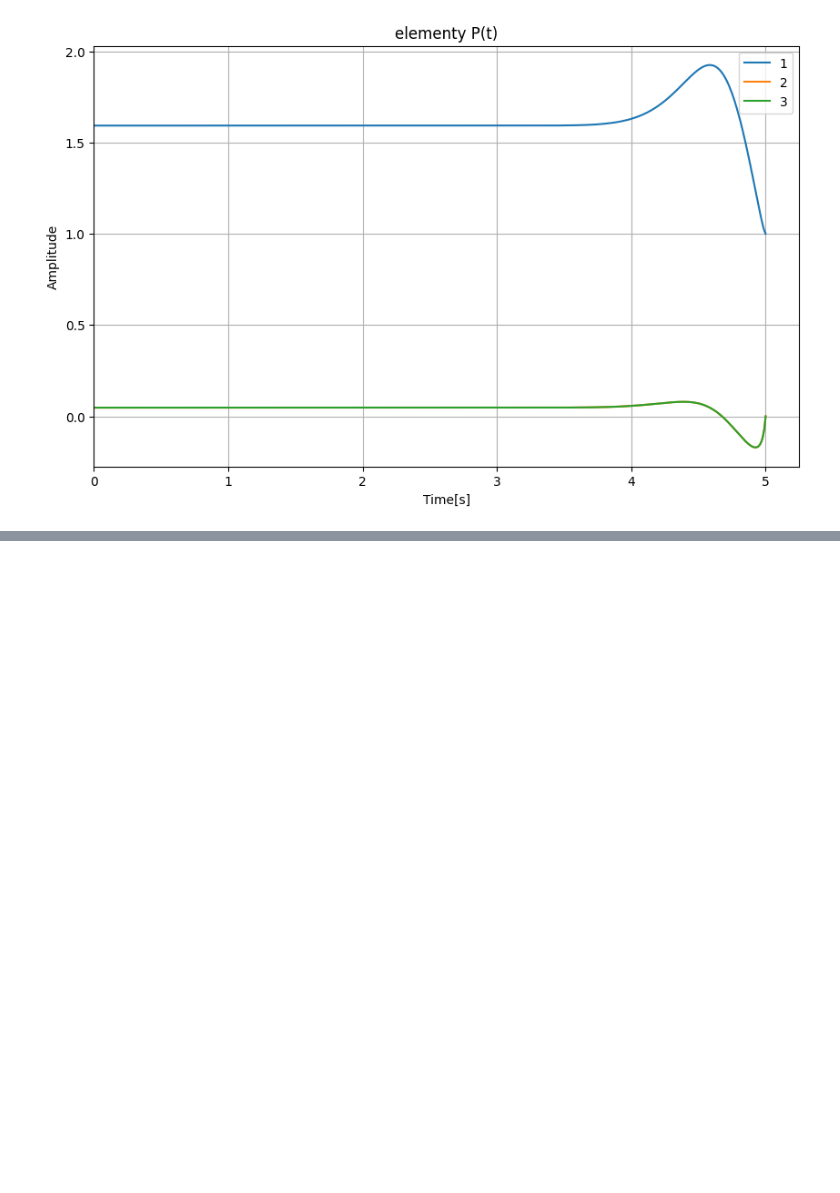
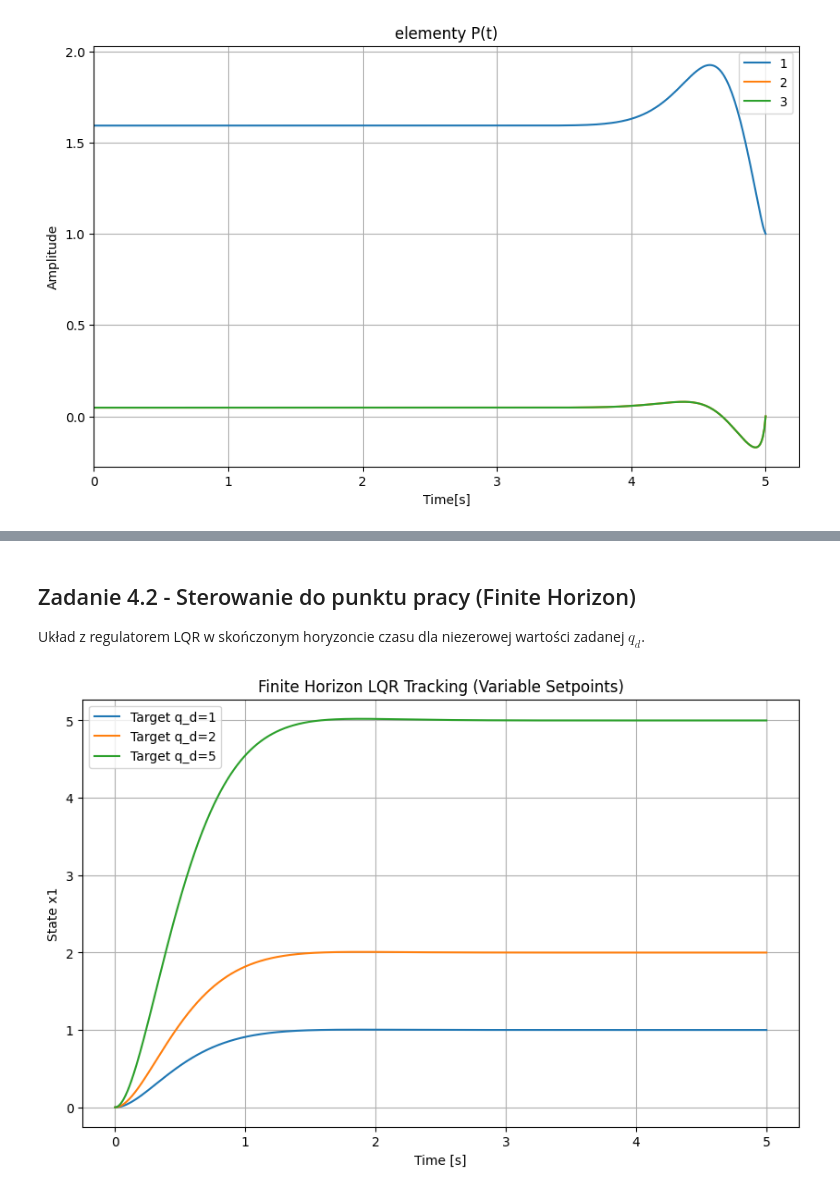
Before and after one commit to Piotr-Bednarek/ZadaniaSem5Laby, a Jupyter notebook: uso/lab7.ipynb, the cells around one changed output, grey strips where cells are left out. Drawn from its saved outputs; the diff is of its cells as text; code cells hidden in the pictures; blank space fills up the shorter version.

```diff
--- a/uso/lab7.ipynb
+++ b/uso/lab7.ipynb
@@ -246,0 +258,64 @@ def model_FTH(x_roz, t):
+# %% [markdown]
+## Zadanie 4.2 - Sterowanie do punktu pracy (Finite Horizon)
+Układ z regulatorem LQR w skończonym horyzoncie czasu dla niezerowej wartości zadanej $q_d$.
+# %%
+# Constants from previous cells
+R_val = 0.5
+L = 0.2
+C = 0.5
+
+# System matrices A, B are defined globally in notebook
+# P_t interpolation functions are defined globally from previous steps
+
+def model_FTH_setpoint(x_roz, t, x_d, u_d):
+    # x_roz comes in as 1D array
+    x = x_roz[:2]
+    x_vec = x.reshape(2, 1)
+    x_d_vec = x_d.reshape(2, 1)
+
+    P_t = get_P_t(t)
+    K_t = R_inv @ B.T @ P_t
+
+    # Control Law: u = -K(x - x_d) + u_d
+    u = -K_t @ (x_vec - x_d_vec) + u_d
+
+    u_mat = u # scalar in (1,1) array
+
+    # System dynamics: dx = Ax + Bu
+    dx = A @ x_vec + B @ u_mat
+
+    return dx.flatten()
+
+# Simulation Loop
+q_targets = [1, 2, 5]
+t_sim = np.linspace(0, 5, 1000)
+x0 = np.array([0, 0]) # Start from zero
+
+plt.figure(figsize=(10, 6))
+plt.title(f"Finite Horizon LQR Tracking (Variable Setpoints)")
+
+for q_d in q_targets:
+    # Calculate steady state targets
+    # x1 = q, x2 = q_dot. Steady state: x2=0, x1=q_d
+    x_d = np.array([q_d, 0])
+
+    # Equilibrium: Ax_d + Bu_d = 0
+    # Row 2: -1/(LC)*x1 - R/L*x2 + 1/L*u = 0
+    # -1/(0.1)*q_d + 5*u_d = 0  => -10*q_d + 5*u_d = 0 => u_d = 2*q_d
+    # Or generically: u_d = (1/L)^-1 * (1/(LC)*x1 + R/L*x2)
+    # u_d = L * ( x1/(LC) ) = x1/C = q_d / 0.5 = 2*q_d
+    u_d = q_d / C
+
+    x_sim = odeint(model_FTH_setpoint, x0, t_sim, args=(x_d, u_d))
+
+    # Output y = x1 (position/charge)
+    y_sim = x_sim[:, 0]
+    plt.plot(t_sim, y_sim, label=f'Target q_d={q_d}')
+
+plt.xlabel("Time [s]")
+plt.ylabel("State x1")
+plt.grid(True)
+plt.legend()
+plt.show()
+# %% [output]
+[figure, added]
```
Also changed, not shown: parts of 1 cell of this notebook.
